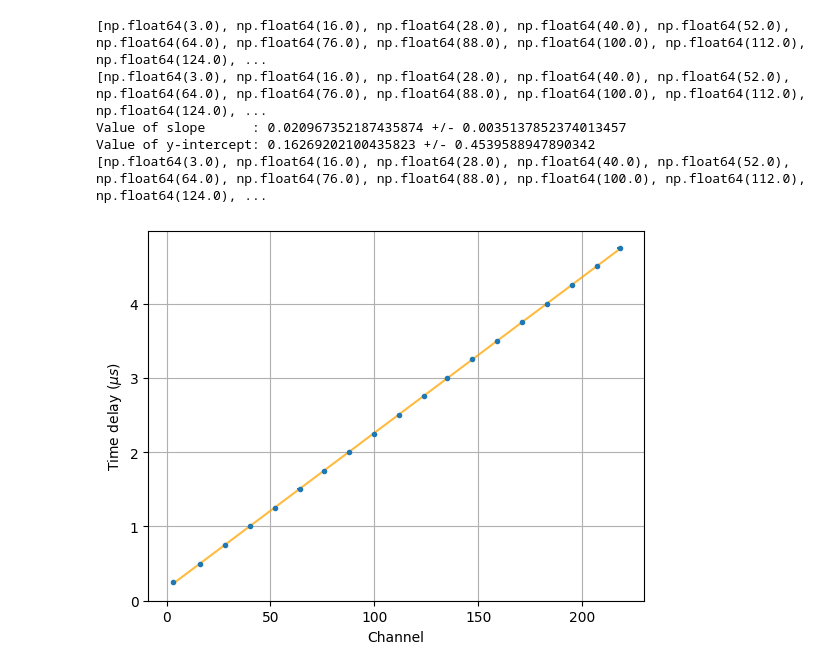
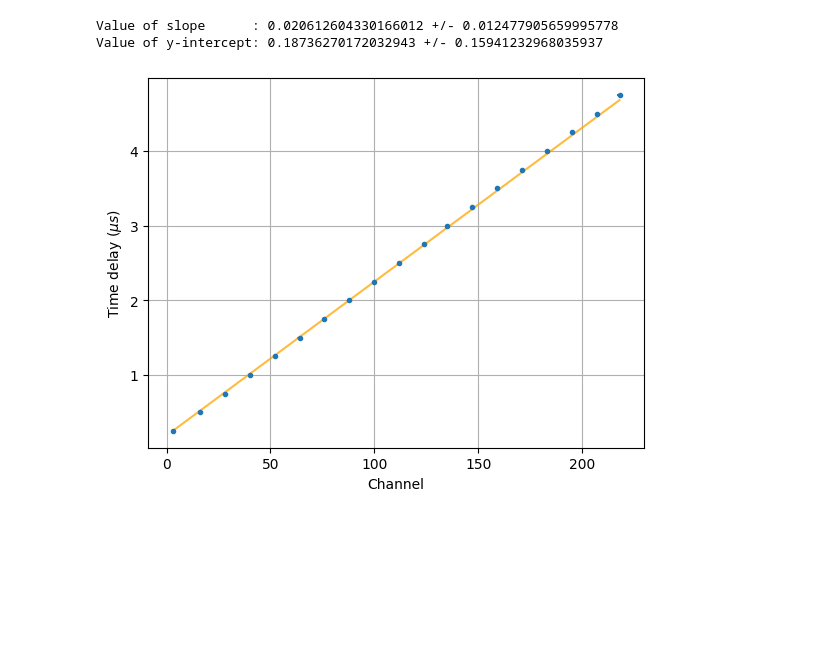
Before and after one commit to Aaryam/PLAE1_Experiment2, a Jupyter notebook: scripts/binConversion.ipynb, the cells around one changed output. Saved outputs shown, nothing was run; the diff lists cells and outputs as text; code cells hidden in the pictures; blank space fills up the shorter version.

```diff
--- a/scripts/binConversion.ipynb
+++ b/scripts/binConversion.ipynb
@@ -11,25 +12,33 @@ if "data" not in os.getcwd():
     os.chdir(path)
 # %%
 
-def getNonZeroList(data):
+def getRelevantPeaks(data):
     arr = list()
     for i in range(len(data[:,0])):
+        # Filter out values that have counts less than 5 (aren't peaks)
         if data[:,1][i] > 5:
             arr.append([data[:,0][i], data[:,1][i]])
 
     newArr = list()
+    # Add the first value since it's excluded in the loop below (3 in our case)
     newArr.append(arr[0][0])
+
+    # Loop through all filtered values and remove points that have consecutive points (e.g. 3 and 4, only 3 remains) since that's also noise
     for i in range(len(arr)):
         if i > 0:
             if abs(arr[i][0] - arr[i - 1][0]) > 1:
                 newArr.append(arr[i][0])
-    print(newArr)
     return newArr
 
 fileData = np.loadtxt('chanConversion.txt', dtype='float', delimiter='\t', skiprows=1)
 columnTitles = np.loadtxt('chanConversion.txt', dtype='str', delimiter='\t', max_rows=1)
 
-plt.plot(fileData[:,0],fileData[:,1])
+# Save this to a variable
+relevantPeaks = getRelevantPeaks(fileData)
+
+plt.xlabel("Channel")
+plt.grid()
 plt.ylim((0,100))
 plt.xlim((0,250))
+plt.plot(fileData[:,0],fileData[:,1])
 # %% [output]
@@ -38,15 +47,17 @@ plt.xlim((0,250))
 # %%
+# Linear fitting def
 def fitting_funct(xVal, a, b):
     '''Fitting function for the given datapoints'''
     return a * xVal + b
 
-popt, _ = scipy.optimize.curve_fit(fitting_funct, delaysList, getNonZeroList(fileData), sigma=1)
+popt, _ = scipy.optimize.curve_fit(fitting_funct, delaysList, relevantPeaks, sigma=1)
 
-realData = scipy.odr.RealData(getNonZeroList(fileData),
+# Models, 5% error for delays, 1 error for channels
+realData = scipy.odr.RealData(relevantPeaks,
                               delaysList,
-                              sx=[1 for i in range(len(getNonZeroList(fileData)))],
-                              sy=[1 for i in range(len(getNonZeroList(fileData)))])
-modelODR = scipy.odr.Model(lambda params, xVal: fitting_funct(xVal, params[0], params[1]))
+                              sx=[1 for i in range(len(relevantPeaks))],
+                              sy=[0.05 * relevantPeaks[i] for i in range(len(relevantPeaks))])
+modelODR = scipy.odr.Model(lambda params, xVal: fitting_funct(xVal, params[0],params[1]))
 odr      = scipy.odr.ODR(realData, modelODR, beta0=[0,0])
 output   = odr.run()
 
@@ -65,22 +72,18 @@ Statistical error on parameter 1: 279.03%
 # %%
-## Plot the data AND the fit
+# Plot data and fit
 
-plotRange = np.linspace(min(getNonZeroList(fileData)), max(getNonZeroList(fileData)), 1000)
+plotRange = np.linspace(min(relevantPeaks), max(relevantPeaks), 1000)
 
 print(rf"Value of slope      : {output.beta[0]} +/- {np.sqrt(output.cov_beta[0][0])}")
 print(rf"Value of y-intercept: {output.beta[1]} +/- {np.sqrt(output.cov_beta[1][1])}")
 
-plt.errorbar(getNonZeroList(fileData), delaysList, xerr=1, fmt='.', label = "Best fit")
+plt.errorbar(relevantPeaks, delaysList, xerr=1, fmt='.', label = "Best fit")
 plt.plot(plotRange, fitting_funct(plotRange, output.beta[0], output.beta[1]), color = 'orange', alpha = 0.75)
 plt.xlabel("Channel")
 plt.ylabel("Time delay ($\mu s$)")
-# plt.title(f"Data from {filename}")
 plt.grid()
 plt.show()
 # %% [output]
-[np.float64(3.0), np.float64(16.0), np.float64(28.0), np.float64(40.0), np.float64(52.0), np.float64(64.0), np.float64(76.0), np.float64(88.0), np.float64(100.0), np.float64(112.0), np.float64(124.0), ...
-[np.float64(3.0), np.float64(16.0), np.float64(28.0), np.float64(40.0), np.float64(52.0), np.float64(64.0), np.float64(76.0), np.float64(88.0), np.float64(100.0), np.float64(112.0), np.float64(124.0), ...
-Value of slope      : 0.020967352187435874 +/- 0.0035137852374013457
-Value of y-intercept: 0.16269202100435823 +/- 0.4539588947890342
-[np.float64(3.0), np.float64(16.0), np.float64(28.0), np.float64(40.0), np.float64(52.0), np.float64(64.0), np.float64(76.0), np.float64(88.0), np.float64(100.0), np.float64(112.0), np.float64(124.0), ...
+Value of slope      : 0.020612604330166012 +/- 0.012477905659995778
+Value of y-intercept: 0.18736270172032943 +/- 0.15941232968035937
-[figure, old version]
+[figure, new version]
```
Also changed, not shown: parts of 3 cells of this notebook, 3 other files.
